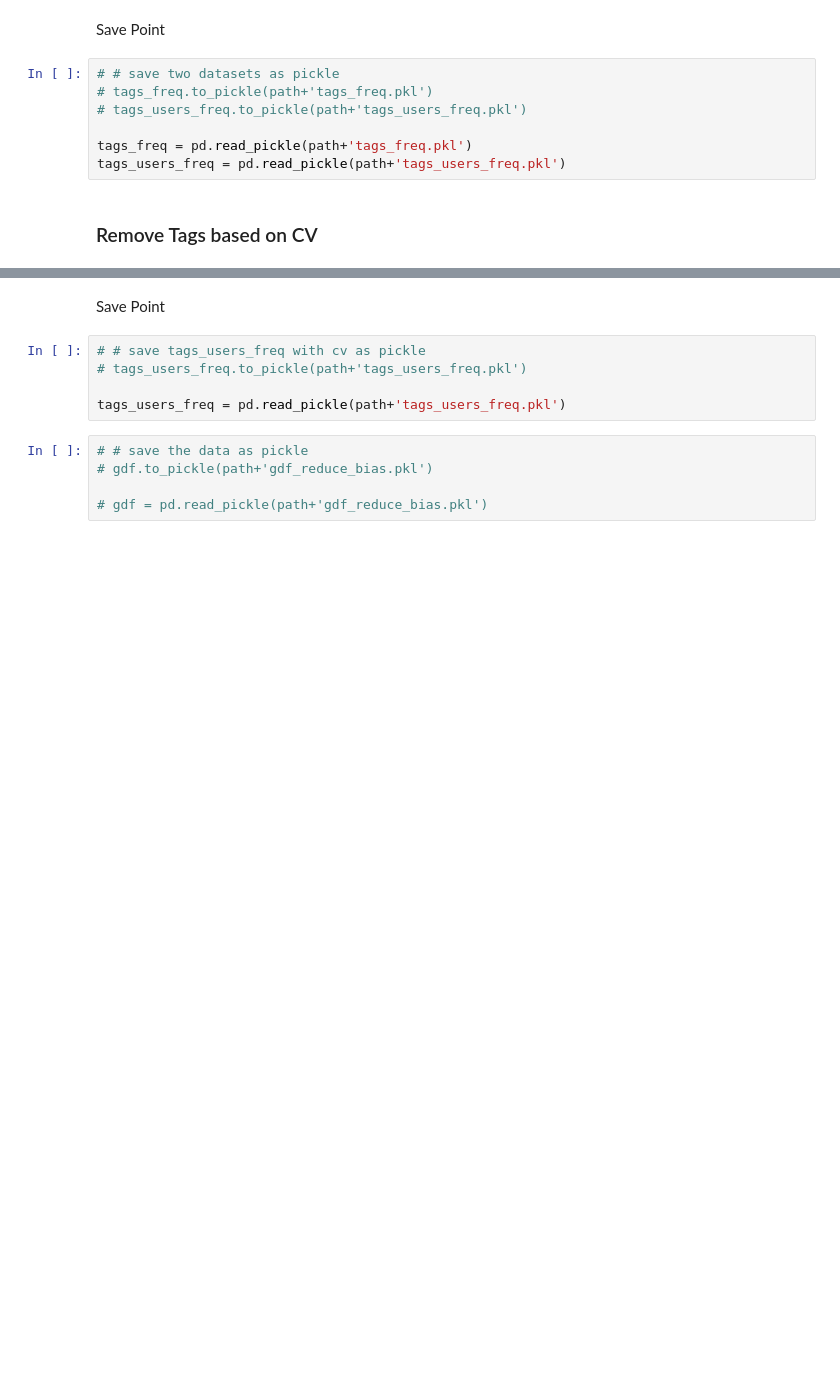
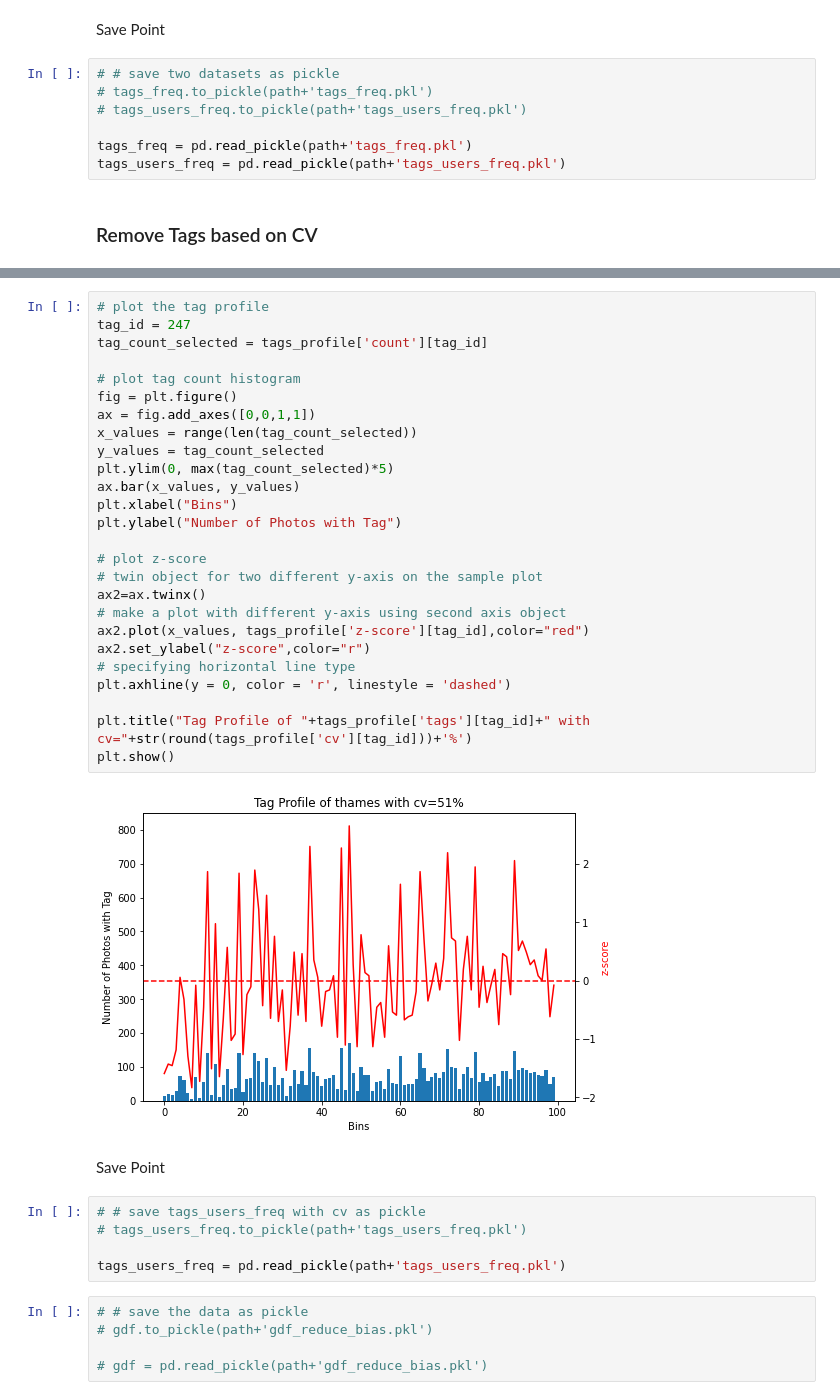
Before and after one commit to leyixu21/Semantic-Trajectory, a Jupyter notebook: clean_flickr_data.ipynb, the cells around one changed output, grey strips where cells are left out. Cells and saved outputs as stored; diff of their text form; blank space fills up the shorter version.

```diff
--- a/clean_flickr_data.ipynb
+++ b/clean_flickr_data.ipynb
@@ -506,3 +571,31 @@ Name: cv, dtype: float64
+# %%
+# plot the tag profile
+tag_id = 247
+tag_count_selected = tags_profile['count'][tag_id]
+
+# plot tag count histogram
+fig = plt.figure()
+ax = fig.add_axes([0,0,1,1])
+x_values = range(len(tag_count_selected))
+y_values = tag_count_selected
+plt.ylim(0, max(tag_count_selected)*5)
+ax.bar(x_values, y_values)
+plt.xlabel("Bins")
+plt.ylabel("Number of Photos with Tag")
+
+# plot z-score
+# twin object for two different y-axis on the sample plot
+ax2=ax.twinx()
+# make a plot with different y-axis using second axis object
+ax2.plot(x_values, tags_profile['z-score'][tag_id],color="red")
+ax2.set_ylabel("z-score",color="r")
+# specifying horizontal line type
+plt.axhline(y = 0, color = 'r', linestyle = 'dashed')
+
+plt.title("Tag Profile of "+tags_profile['tags'][tag_id]+" with cv="+str(round(tags_profile['cv'][tag_id]))+'%')
+plt.show()
+# %% [output]
+[figure, added]
 # %% [markdown]
 Save Point
 # %%
```
Also changed, not shown: parts of 14 cells of this notebook.
